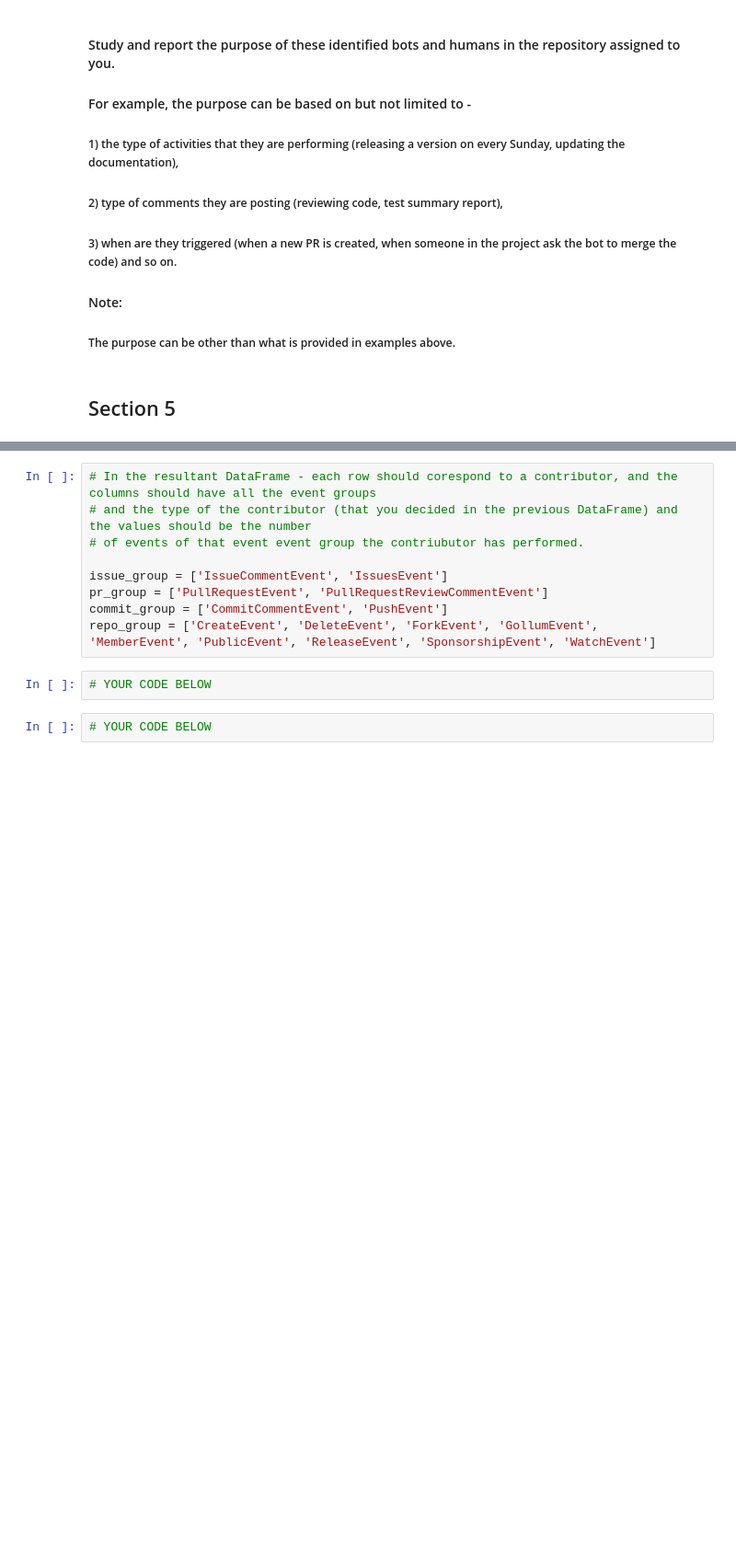
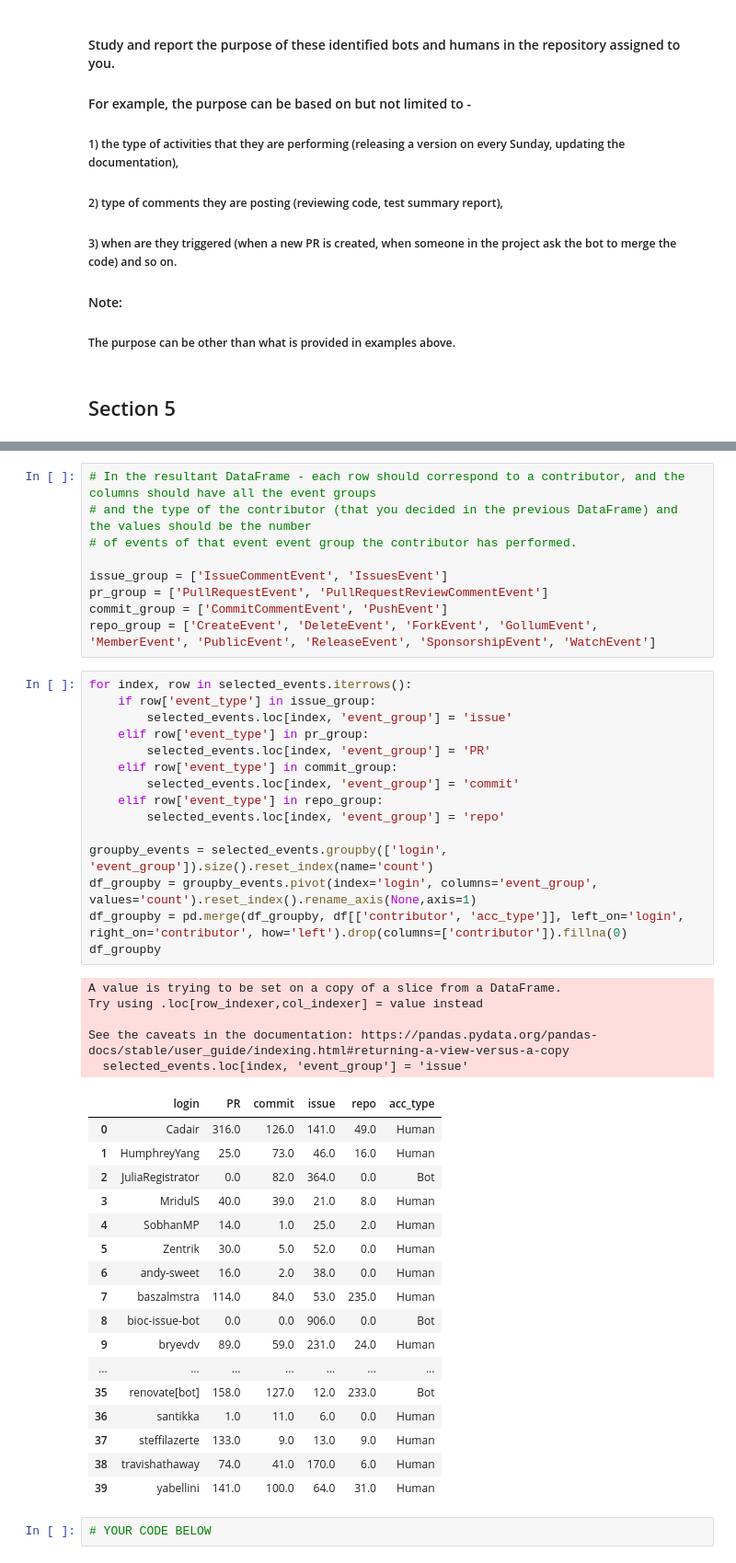
Before and after one commit to Grolash/Software_Evolution_TP_bots, a Jupyter notebook: TP_bots_template.ipynb, the cells around one changed output, grey strips where cells are left out. Shown at 92% size. Cells and saved outputs as stored; diff of their text form; blank space fills up the shorter version.

Commit message:
Events grouptype

```diff
--- a/TP_bots_template.ipynb
+++ b/TP_bots_template.ipynb
@@ -433,16 +433,52 @@ Repository: CreateEvent, DeleteEvent, ForkEvent, GollumEvent, MemberEvent, Publi
 The final DataFrame should be looking like the following
 ![](event_group.png)
 # %%
-# In the resultant DataFrame - each row should corespond to a contributor, and the columns should have all the event groups
+# In the resultant DataFrame - each row should correspond to a contributor, and the columns should have all the event groups
 # and the type of the contributor (that you decided in the previous DataFrame) and the values should be the number
-# of events of that event event group the contriubutor has performed.
+# of events of that event event group the contributor has performed.
 
 issue_group = ['IssueCommentEvent', 'IssuesEvent']
 pr_group = ['PullRequestEvent', 'PullRequestReviewCommentEvent']
 commit_group = ['CommitCommentEvent', 'PushEvent']
 repo_group = ['CreateEvent', 'DeleteEvent', 'ForkEvent', 'GollumEvent', 'MemberEvent', 'PublicEvent', 'ReleaseEvent', 'SponsorshipEvent', 'WatchEvent']
 # %%
-# YOUR CODE BELOW
+for index, row in selected_events.iterrows():
+    if row['event_type'] in issue_group:
+        selected_events.loc[index, 'event_group'] = 'issue'
+    elif row['event_type'] in pr_group:
+        selected_events.loc[index, 'event_group'] = 'PR'
+    elif row['event_type'] in commit_group:
+        selected_events.loc[index, 'event_group'] = 'commit'
+    elif row['event_type'] in repo_group:
+        selected_events.loc[index, 'event_group'] = 'repo'
+
+groupby_events = selected_events.groupby(['login', 'event_group']).size().reset_index(name='count')
+df_groupby = groupby_events.pivot(index='login', columns='event_group', values='count').reset_index().rename_axis(None,axis=1)
+df_groupby = pd.merge(df_groupby, df[['contributor', 'acc_type']], left_on='login', right_on='contributor', how='left').drop(columns=['contributor']).fillna(0)
+df_groupby
+# %% [output]
+A value is trying to be set on a copy of a slice from a DataFrame.
+Try using .loc[row_indexer,col_indexer] = value instead
+
+See the caveats in the documentation: https://pandas.pydata.org/pandas-docs/stable/user_guide/indexing.html#returning-a-view-versus-a-copy
+  selected_events.loc[index, 'event_group'] = 'issue'
+|  | login | PR | commit | issue | repo | acc_type |
+| 0 | Cadair | 316.0 | 126.0 | 141.0 | 49.0 | Human |
+| 1 | HumphreyYang | 25.0 | 73.0 | 46.0 | 16.0 | Human |
+| 2 | JuliaRegistrator | 0.0 | 82.0 | 364.0 | 0.0 | Bot |
+| 3 | MridulS | 40.0 | 39.0 | 21.0 | 8.0 | Human |
+| 4 | SobhanMP | 14.0 | 1.0 | 25.0 | 2.0 | Human |
+| 5 | Zentrik | 30.0 | 5.0 | 52.0 | 0.0 | Human |
+| 6 | andy-sweet | 16.0 | 2.0 | 38.0 | 0.0 | Human |
+| 7 | baszalmstra | 114.0 | 84.0 | 53.0 | 235.0 | Human |
+| 8 | bioc-issue-bot | 0.0 | 0.0 | 906.0 | 0.0 | Bot |
+| 9 | bryevdv | 89.0 | 59.0 | 231.0 | 24.0 | Human |
+| ... | ... | ... | ... | ... | ... | ... |
+| 35 | renovate[bot] | 158.0 | 127.0 | 12.0 | 233.0 | Bot |
+| 36 | santikka | 1.0 | 11.0 | 6.0 | 0.0 | Human |
+| 37 | steffilazerte | 133.0 | 9.0 | 13.0 | 9.0 | Human |
+| 38 | travishathaway | 74.0 | 41.0 | 170.0 | 6.0 | Human |
+| 39 | yabellini | 141.0 | 100.0 | 64.0 | 31.0 | Human |
 # %%
 # YOUR CODE BELOW
 # %% [markdown]
```
